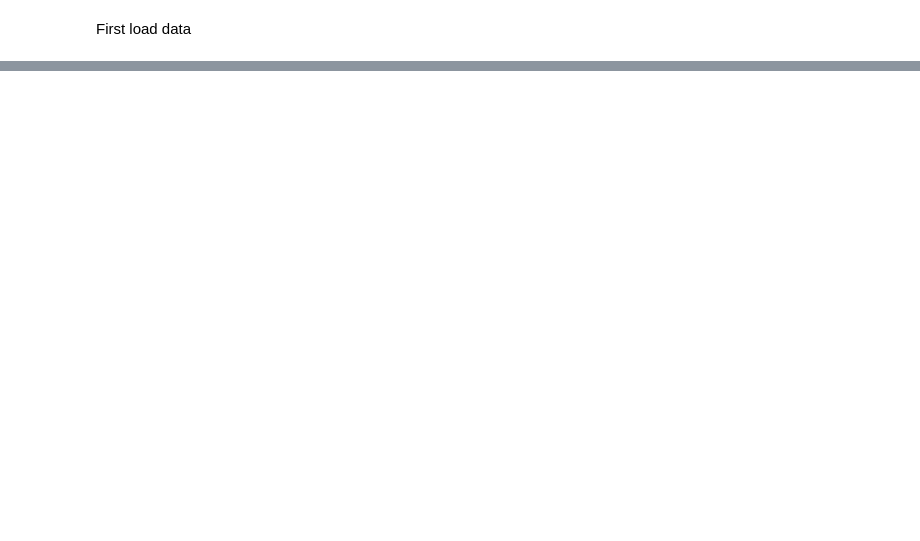
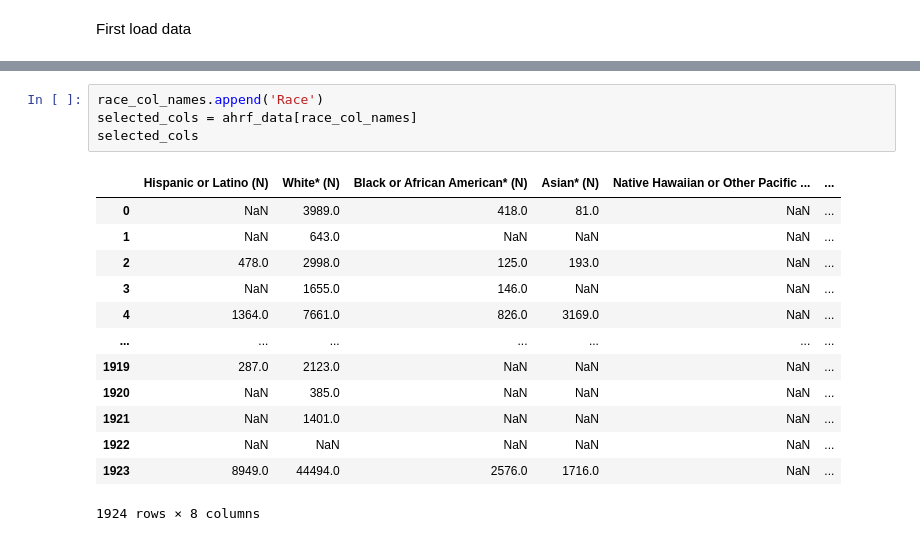
Before and after one commit to BTExpress1/healthCareAccess, a Jupyter notebook: notebooks/Capstone_Two.ipynb, the cells around one changed output, grey strips where cells are left out. Cells and saved outputs as stored; diff of their text form; blank space fills up the shorter version.

```diff
--- a/notebooks/Capstone_Two.ipynb
+++ b/notebooks/Capstone_Two.ipynb
@@ -19,0 +299,18 @@ FileNotFoundError: [Errno 2] No such file or directory: '../Data/compiled_data.p
+# %%
+race_col_names.append('Race')
+selected_cols = ahrf_data[race_col_names]
+selected_cols
+# %% [output]
+|  | Hispanic or Latino (N) | White* (N) | Black or African American* (N) | Asian* (N) | Native Hawaiian or Other Pacific ... | ... |
+| 0 | NaN | 3989.0 | 418.0 | 81.0 | NaN | ... |
+| 1 | NaN | 643.0 | NaN | NaN | NaN | ... |
+| 2 | 478.0 | 2998.0 | 125.0 | 193.0 | NaN | ... |
+| 3 | NaN | 1655.0 | 146.0 | NaN | NaN | ... |
+| 4 | 1364.0 | 7661.0 | 826.0 | 3169.0 | NaN | ... |
+| ... | ... | ... | ... | ... | ... | ... |
+| 1919 | 287.0 | 2123.0 | NaN | NaN | NaN | ... |
+| 1920 | NaN | 385.0 | NaN | NaN | NaN | ... |
+| 1921 | NaN | 1401.0 | NaN | NaN | NaN | ... |
+| 1922 | NaN | NaN | NaN | NaN | NaN | ... |
+| 1923 | 8949.0 | 44494.0 | 2576.0 | 1716.0 | NaN | ... |
+1924 rows × 8 columns
```
Also changed, not shown: parts of 34 cells of this notebook.
